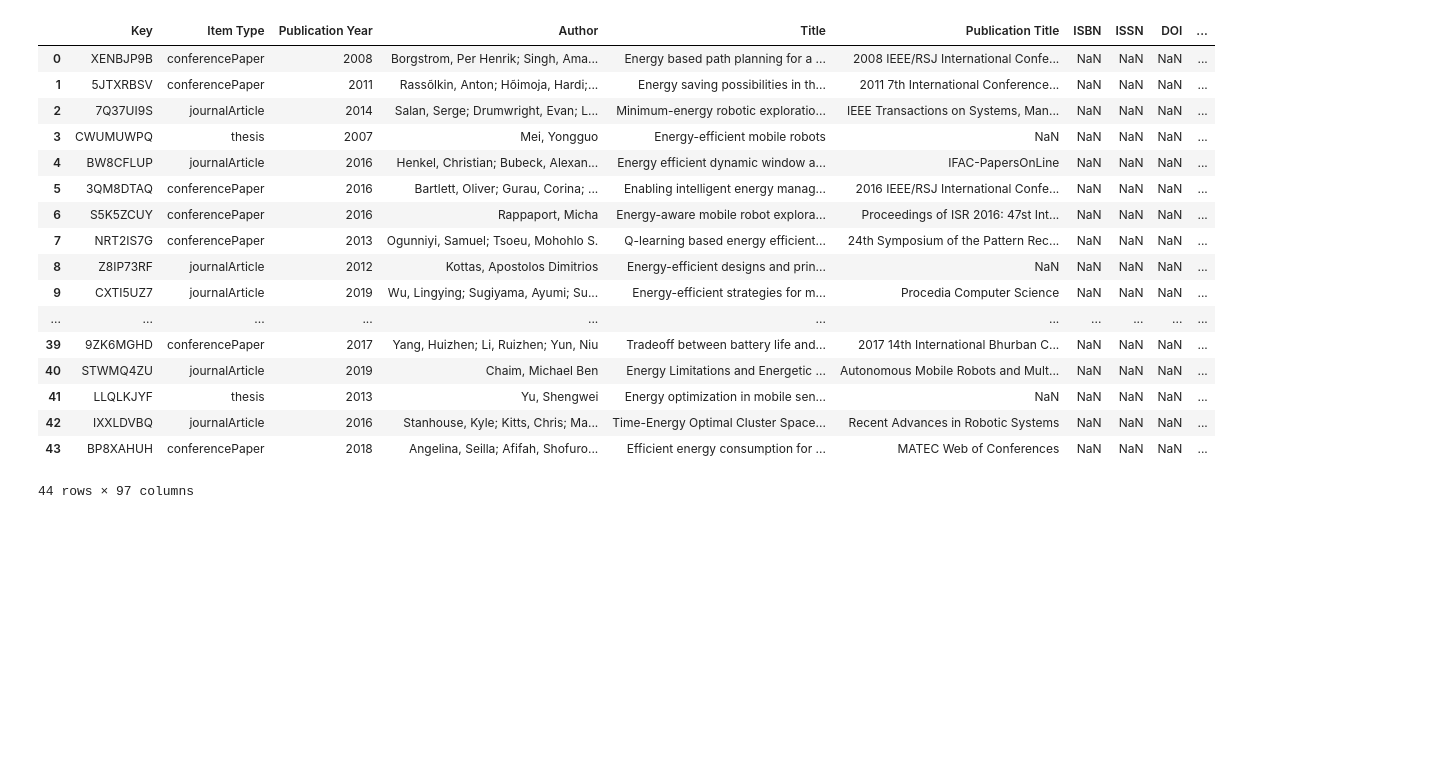
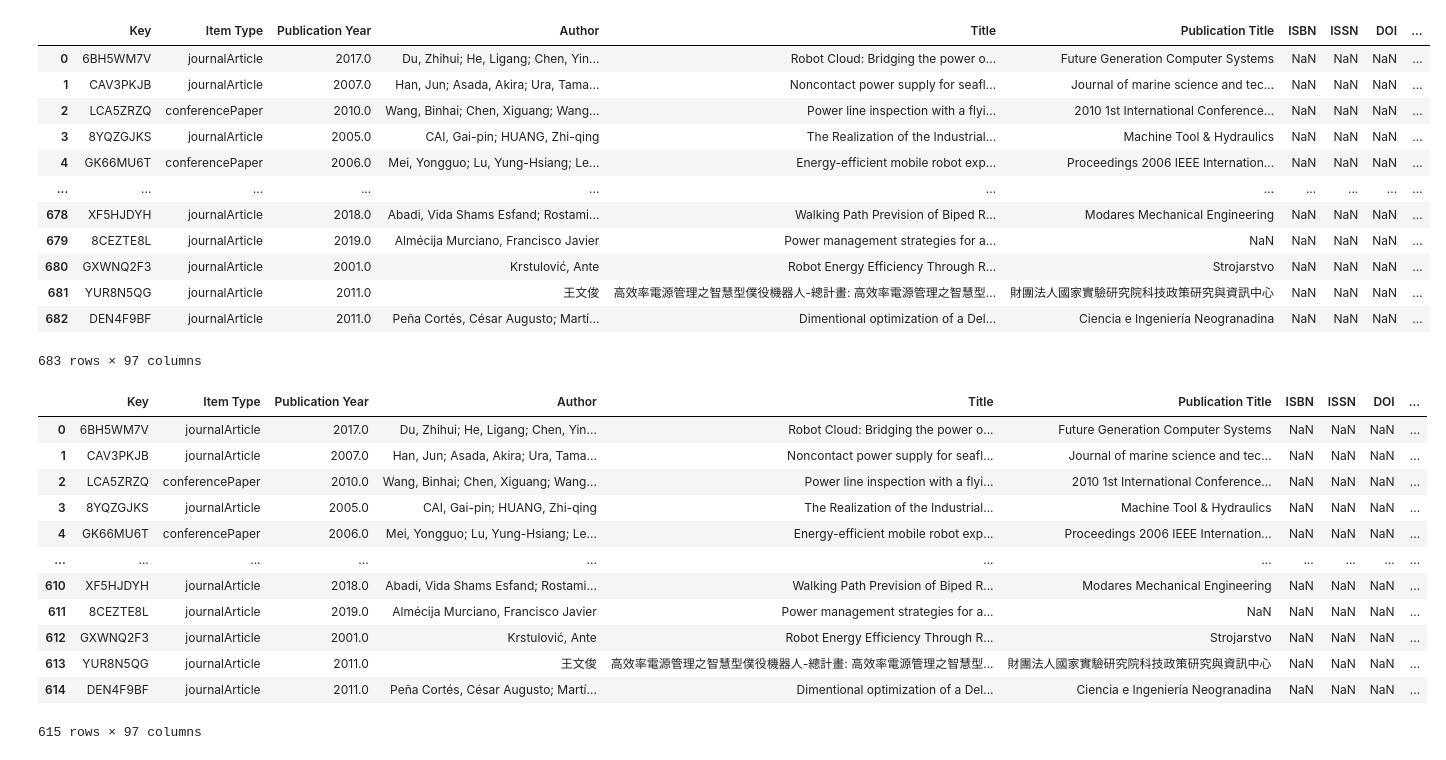
Before and after one commit to S2-group/sustainable-se-2020-replication-package, a Jupyter notebook: jupyter_notebook/Literature Study Fitler 2020.ipynb, the cells around one changed output. Drawn from its saved outputs; the diff is of its cells as text; code cells hidden in the pictures; blank space fills up the shorter version.

```diff
--- a/jupyter_notebook/Literature Study Fitler 2020.ipynb
+++ b/jupyter_notebook/Literature Study Fitler 2020.ipynb
@@ -1,35 +1,30 @@
 # %%
 import pandas as pd
-collection = pd.read_csv('forward_snowballing_1.csv')
+collection = pd.read_csv('google_scholar_683.csv')
 
 def add_criteria_columns(prefix):
     for x in range(1, 6):
         collection[prefix + str(x)] = False
 
 # Add selection criteria as columns
 add_criteria_columns('i') # Inclusion
 add_criteria_columns('e') # Exclusion
 
 collection
 # %% [output]
 |  | Key | Item Type | Publication Year | Author | Title | Publication Title | ISBN | ISSN | DOI | ... |
-| 0 | XENBJP9B | conferencePaper | 2008 | Borgstrom, Per Henrik; Singh, Ama... | Energy based path planning for a ... | 2008 IEEE/RSJ International Confe... | NaN | NaN | NaN | ... |
-| 1 | 5JTXRBSV | conferencePaper | 2011 | Rassõlkin, Anton; Hõimoja, Hardi;... | Energy saving possibilities in th... | 2011 7th International Conference... | NaN | NaN | NaN | ... |
-| 2 | 7Q37UI9S | journalArticle | 2014 | Salan, Serge; Drumwright, Evan; L... | Minimum-energy robotic exploratio... | IEEE Transactions on Systems, Man... | NaN | NaN | NaN | ... |
-| 3 | CWUMUWPQ | thesis | 2007 | Mei, Yongguo | Energy-efficient mobile robots | NaN | NaN | NaN | NaN | ... |
-| 4 | BW8CFLUP | journalArticle | 2016 | Henkel, Christian; Bubeck, Alexan... | Energy efficient dynamic window a... | IFAC-PapersOnLine | NaN | NaN | NaN | ... |
-| 5 | 3QM8DTAQ | conferencePaper | 2016 | Bartlett, Oliver; Gurau, Corina; ... | Enabling intelligent energy manag... | 2016 IEEE/RSJ International Confe... | NaN | NaN | NaN | ... |
-| 6 | S5K5ZCUY | conferencePaper | 2016 | Rappaport, Micha | Energy-aware mobile robot explora... | Proceedings of ISR 2016: 47st Int... | NaN | NaN | NaN | ... |
-| 7 | NRT2IS7G | conferencePaper | 2013 | Ogunniyi, Samuel; Tsoeu, Mohohlo S. | Q-learning based energy efficient... | 24th Symposium of the Pattern Rec... | NaN | NaN | NaN | ... |
-| 8 | Z8IP73RF | journalArticle | 2012 | Kottas, Apostolos Dimitrios | Energy-efficient designs and prin... | NaN | NaN | NaN | NaN | ... |
-| 9 | CXTI5UZ7 | journalArticle | 2019 | Wu, Lingying; Sugiyama, Ayumi; Su... | Energy-efficient strategies for m... | Procedia Computer Science | NaN | NaN | NaN | ... |
+| 0 | 6BH5WM7V | journalArticle | 2017.0 | Du, Zhihui; He, Ligang; Chen, Yin... | Robot Cloud: Bridging the power o... | Future Generation Computer Systems | NaN | NaN | NaN | ... |
+| 1 | CAV3PKJB | journalArticle | 2007.0 | Han, Jun; Asada, Akira; Ura, Tama... | Noncontact power supply for seafl... | Journal of marine science and tec... | NaN | NaN | NaN | ... |
+| 2 | LCA5ZRZQ | conferencePaper | 2010.0 | Wang, Binhai; Chen, Xiguang; Wang... | Power line inspection with a flyi... | 2010 1st International Conference... | NaN | NaN | NaN | ... |
+| 3 | 8YQZGJKS | journalArticle | 2005.0 | CAI, Gai-pin; HUANG, Zhi-qing | The Realization of the Industrial... | Machine Tool & Hydraulics | NaN | NaN | NaN | ... |
+| 4 | GK66MU6T | conferencePaper | 2006.0 | Mei, Yongguo; Lu, Yung-Hsiang; Le... | Energy-efficient mobile robot exp... | Proceedings 2006 IEEE Internation... | NaN | NaN | NaN | ... |
 | ... | ... | ... | ... | ... | ... | ... | ... | ... | ... | ... |
-| 39 | 9ZK6MGHD | conferencePaper | 2017 | Yang, Huizhen; Li, Ruizhen; Yun, Niu | Tradeoff between battery life and... | 2017 14th International Bhurban C... | NaN | NaN | NaN | ... |
-| 40 | STWMQ4ZU | journalArticle | 2019 | Chaim, Michael Ben | Energy Limitations and Energetic ... | Autonomous Mobile Robots and Mult... | NaN | NaN | NaN | ... |
-| 41 | LLQLKJYF | thesis | 2013 | Yu, Shengwei | Energy optimization in mobile sen... | NaN | NaN | NaN | NaN | ... |
-| 42 | IXXLDVBQ | journalArticle | 2016 | Stanhouse, Kyle; Kitts, Chris; Ma... | Time-Energy Optimal Cluster Space... | Recent Advances in Robotic Systems | NaN | NaN | NaN | ... |
-| 43 | BP8XAHUH | conferencePaper | 2018 | Angelina, Seilla; Afifah, Shofuro... | Efficient energy consumption for ... | MATEC Web of Conferences | NaN | NaN | NaN | ... |
+| 678 | XF5HJDYH | journalArticle | 2018.0 | Abadi, Vida Shams Esfand; Rostami... | Walking Path Prevision of Biped R... | Modares Mechanical Engineering | NaN | NaN | NaN | ... |
+| 679 | 8CEZTE8L | journalArticle | 2019.0 | Almécija Murciano, Francisco Javier | Power management strategies for a... | NaN | NaN | NaN | NaN | ... |
+| 680 | GXWNQ2F3 | journalArticle | 2001.0 | Krstulović, Ante | Robot Energy Efficiency Through R... | Strojarstvo | NaN | NaN | NaN | ... |
+| 681 | YUR8N5QG | journalArticle | 2011.0 | 王文俊 | 高效率電源管理之智慧型僕役機器人-總計畫: 高效率電源管理之智慧型... | 財團法人國家實驗研究院科技政策研究與資訊中心 | NaN | NaN | NaN | ... |
+| 682 | DEN4F9BF | journalArticle | 2011.0 | Peña Cortés, César Augusto; Martí... | Dimentional optimization of a Del... | Ciencia e Ingeniería Neogranadina | NaN | NaN | NaN | ... |
-44 rows × 97 columns
+683 rows × 97 columns
 # %%
 # Filter records based on types that are to be considered (peer reviewed by nature).
 def filter_types(col):
@@ -100,6 +95,21 @@ def filter_titles(col):
 # %%
 # Filter the collection based on 'peer review by nature' types as discussed in email contact.
 col_types = filter_types(collection)
+col_types
+# %% [output]
+|  | Key | Item Type | Publication Year | Author | Title | Publication Title | ISBN | ISSN | DOI | ... |
+| 0 | 6BH5WM7V | journalArticle | 2017.0 | Du, Zhihui; He, Ligang; Chen, Yin... | Robot Cloud: Bridging the power o... | Future Generation Computer Systems | NaN | NaN | NaN | ... |
+| 1 | CAV3PKJB | journalArticle | 2007.0 | Han, Jun; Asada, Akira; Ura, Tama... | Noncontact power supply for seafl... | Journal of marine science and tec... | NaN | NaN | NaN | ... |
+| 2 | LCA5ZRZQ | conferencePaper | 2010.0 | Wang, Binhai; Chen, Xiguang; Wang... | Power line inspection with a flyi... | 2010 1st International Conference... | NaN | NaN | NaN | ... |
+| 3 | 8YQZGJKS | journalArticle | 2005.0 | CAI, Gai-pin; HUANG, Zhi-qing | The Realization of the Industrial... | Machine Tool & Hydraulics | NaN | NaN | NaN | ... |
+| 4 | GK66MU6T | conferencePaper | 2006.0 | Mei, Yongguo; Lu, Yung-Hsiang; Le... | Energy-efficient mobile robot exp... | Proceedings 2006 IEEE Internation... | NaN | NaN | NaN | ... |
+| ... | ... | ... | ... | ... | ... | ... | ... | ... | ... | ... |
+| 610 | XF5HJDYH | journalArticle | 2018.0 | Abadi, Vida Shams Esfand; Rostami... | Walking Path Prevision of Biped R... | Modares Mechanical Engineering | NaN | NaN | NaN | ... |
+| 611 | 8CEZTE8L | journalArticle | 2019.0 | Almécija Murciano, Francisco Javier | Power management strategies for a... | NaN | NaN | NaN | NaN | ... |
+| 612 | GXWNQ2F3 | journalArticle | 2001.0 | Krstulović, Ante | Robot Energy Efficiency Through R... | Strojarstvo | NaN | NaN | NaN | ... |
+| 613 | YUR8N5QG | journalArticle | 2011.0 | 王文俊 | 高效率電源管理之智慧型僕役機器人-總計畫: 高效率電源管理之智慧型... | 財團法人國家實驗研究院科技政策研究與資訊中心 | NaN | NaN | NaN | ... |
+| 614 | DEN4F9BF | journalArticle | 2011.0 | Peña Cortés, César Augusto; Martí... | Dimentional optimization of a Del... | Ciencia e Ingeniería Neogranadina | NaN | NaN | NaN | ... |
+615 rows × 97 columns
 # %%
 # Filter duplicates and keep highest priority ones, export to CSV (final record set).
 col_dups = filter_duplicates(col_types)
```
Also changed, not shown: parts of 1 cell of this notebook, 58 other files.
